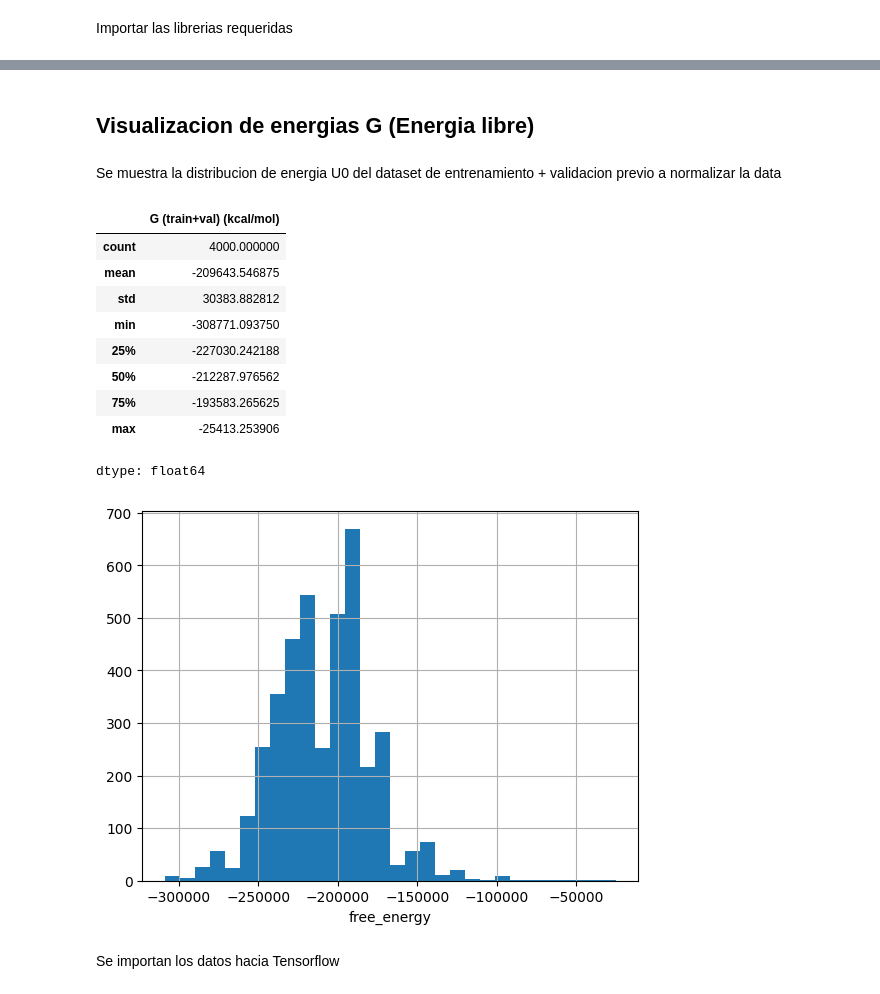
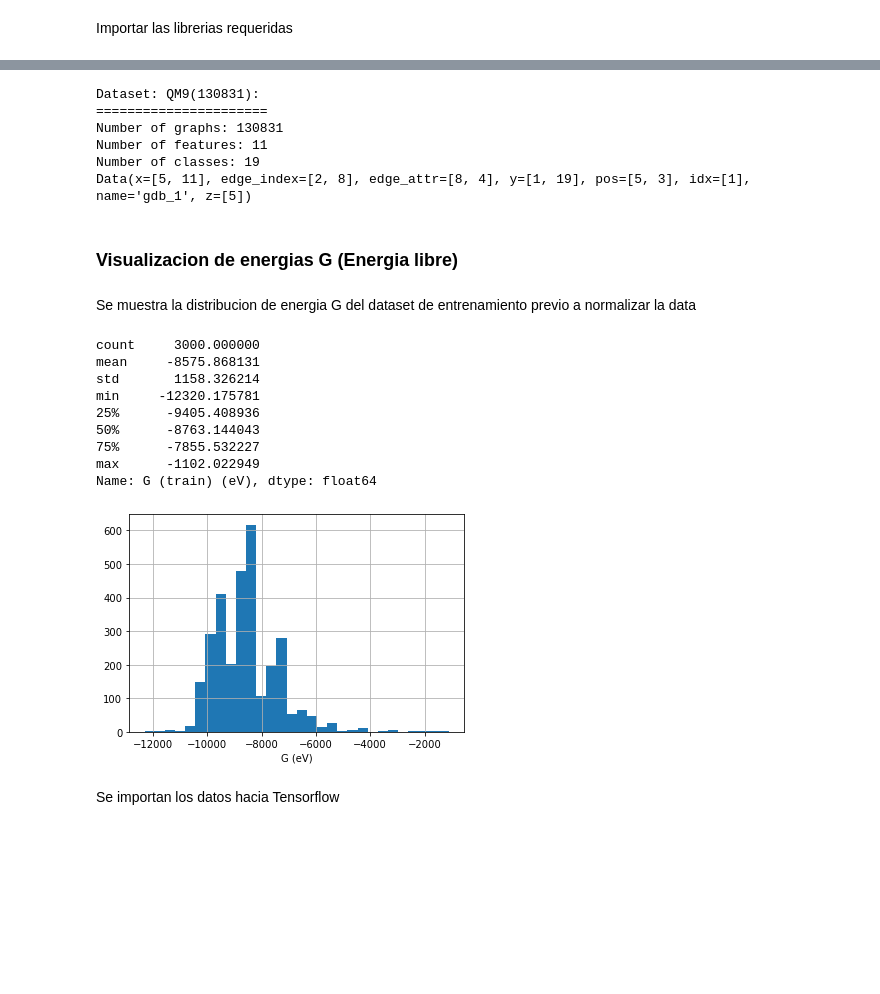
Before and after one commit to pyF4all/ML4molecularSims, a Jupyter notebook: Notebooks/2_SchNet_TensorFlow/2_SchNet_Tensorflow.ipynb, the cells around one changed output, grey strips where cells are left out. Cells and saved outputs as stored; diff of their text form; code cells hidden in the pictures; blank space fills up the shorter version.

```diff
--- a/Notebooks/2_SchNet_TensorFlow/2_SchNet_Tensorflow.ipynb
+++ b/Notebooks/2_SchNet_TensorFlow/2_SchNet_Tensorflow.ipynb
@@ -118,50 +134,60 @@ rm: cannot remove 'split.npz': No such file or directory
+# %%
+path = '2_SchNet_TensorFlow/'
+dataset = QM9(path)
+
+print(f'Dataset: {dataset}:')
+print('======================')
+print(f'Number of graphs: {len(dataset)}')
+print(f'Number of features: {dataset.num_features}')
+print(f'Number of classes: {dataset.num_classes}')
+
+train_dataset = dataset[:3000]
+val_dataset = dataset[3000:4000]
+test_dataset = dataset[4000:5000]
+
+
+example = dataset[0]  # Get the first graph object.
+print(example)
+# %% [output]
+Dataset: QM9(130831):
+======================
+Number of graphs: 130831
+Number of features: 11
+Number of classes: 19
+Data(x=[5, 11], edge_index=[2, 8], edge_attr=[8, 4], y=[1, 19], pos=[5, 3], idx=[1], name='gdb_1', z=[5])
 # %% [markdown]
-## Visualizacion de energias G (Energia libre)
+### Visualizacion de energias G (Energia libre)
 # %% [markdown]
-Se muestra la distribucion de energia U0 del dataset de entrenamiento + validacion previo a normalizar la data
+Se muestra la distribucion de energia G del dataset de entrenamiento previo a normalizar la data
 # %%
-# Statistics
-# U0_train = [dict_vals['energy_U0'].numpy()[0] for dict_vals in qm9data.train_dataset]
-# U0_train = pd.Series(U0_train, name='U0 (train+val) (kcal/mol)')
-# display(U0_train.describe())
-# stats_U0_train = U0_train.describe()
-
-# U0_test = [dict_vals['energy_U0'].numpy()[0] for dict_vals in qm9data.test_dataset]
-# U0_test = pd.Series(U0_test, name='U0 (kcal/mol)')
-# stats_U0_test = U0_test.describe()
-
-# ax = U0_train.hist(bins=30)
-# _ = ax.set_xlabel(QM9.U0)
-
-G_train = [dict_vals['free_energy'].numpy()[0] for dict_vals in qm9data.train_dataset]
-G_train = pd.Series(G_train, name='G (train+val) (kcal/mol)')
+G_train = [val.y[0][10].numpy() for val in train_dataset]
+G_train = pd.Series(G_train, name='G (train) (eV)',dtype=np.float64)
 stats_G_train = G_train.describe()
 display(G_train.describe())
 
-G_test = [dict_vals['free_energy'].numpy()[0] for dict_vals in qm9data.test_dataset]
-G_test = pd.Series(G_test, name='G (kcal/mol)')
+G_test = [val.y[0][10].numpy() for val in test_dataset]
+G_test = pd.Series(G_test, name='G (eV)', dtype=np.float64)
 stats_G_test = G_test.describe()
 
 ax = G_train.hist(bins=30)
-_ = ax.set_xlabel(QM9.G)
+_ = ax.set_xlabel('G (eV)')
 
 def norm_energy(val,stats):
   return (val-stats.mean())/stats.std()
 
 def unnorm_energy(val,stats):
   return val*stats.std()+stats.mean()
 # %% [output]
-|  | G (train+val) (kcal/mol) |
-| count | 4000.000000 |
-| mean | -209643.546875 |
-| std | 30383.882812 |
-| min | -308771.093750 |
-| 25% | -227030.242188 |
-| 50% | -212287.976562 |
-| 75% | -193583.265625 |
-| max | -25413.253906 |
-dtype: float64
+count     3000.000000
+mean     -8575.868131
+std       1158.326214
+min     -12320.175781
+25%      -9405.408936
+50%      -8763.144043
+75%      -7855.532227
+max      -1102.022949
+Name: G (train) (eV), dtype: float64
-[figure, old version]
+[figure, new version]
 # %% [markdown]
 Se importan los datos hacia Tensorflow
 # %%
```
Also changed, not shown: parts of 30 cells of this notebook, 2 other files.
